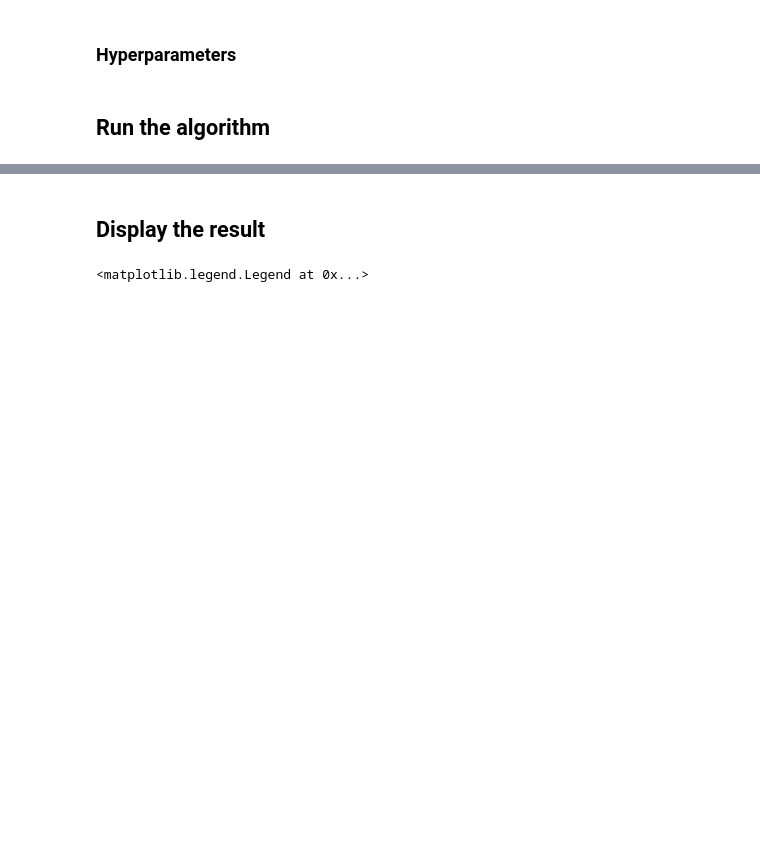
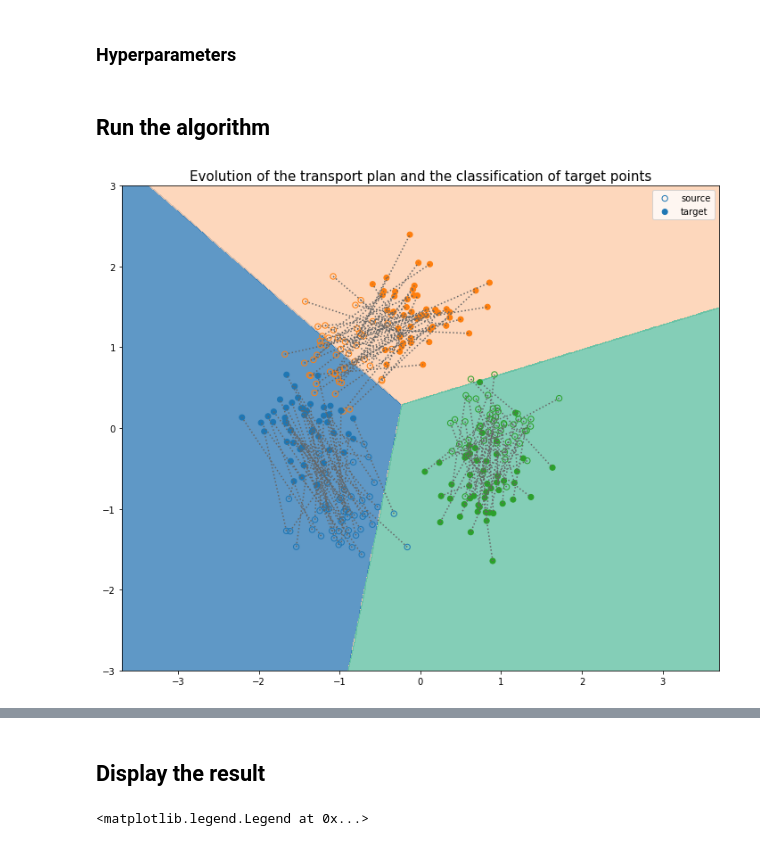
Before and after one commit to artix41/transfer-learning-algorithms, a Jupyter notebook: jdot/gaussian.ipynb, the cells around one changed output, grey strips where cells are left out. Cells and saved outputs as stored; diff of their text form; code cells hidden in the pictures; blank space fills up the shorter version.

```diff
--- a/jdot/gaussian.ipynb
+++ b/jdot/gaussian.ipynb
@@ -137,6 +141,9 @@ print(f(X_source[1]))
 ### Label loss function
 # %%
 def label_loss(y, fx):
+    if len(fx) == 1:
+        fx = lb.transform(fx)
+    fx = fx.flatten()
     return np.sum([y[i_class] * (1-fx[i_class])**2 + (1 - y[i_class]) * (-1 - fx[i_class])**2
                    for i_class in range(len(y))])
 # %% [markdown]
@@ -152,43 +159,50 @@ a = np.ones((len(Y_source),)) / len(Y_source)
 b = np.ones((len(Y_source),)) / len(Y_source)
 # %% [markdown]
 ## Run the algorithm
+# %%
+i = 0
 # %%
 plt.rcParams['figure.figsize'] = (12, 10)
 plt.axis("equal")
 plt.axis(3*np.array([-1,1,-1,1]))
 
 nb_iter = 1
 
-for i in range(nb_iter):
-    source_choice = np.random.choice(len(X_source), batch_size)
-    target_choice = np.random.choice(len(X_target), batch_size)
+for i in range(i, nb_iter+i):
+#     source_choice = np.random.choice(len(X_source), batch_size)
+#     target_choice = np.random.choice(len(X_target), batch_size)
 
-    X_sample_source = X_source
-    Y_sample_source = Y_source
-    Y_sample_source_bin = Y_source_bin
-    X_sample_target = X_target
-#   Y_sample_target = Y_target[target_choice]
+#     X_sample_source = X_source
+#     Y_sample_source = Y_source
+#     Y_sample_source_bin = Y_source_bin
+#     X_sample_target = X_target
+#     Y_sample_target = Y_target[target_choice]
 
     # Gamma part
 
     D = np.array([[np.linalg.norm(xs-xt) for xs in X_sample_source] for xt in X_sample_target])
     L = np.array([[label_loss(ys, f(xt)) for ys in Y_sample_source_bin] for xt in X_sample_target])
     C = alpha * D + L
     gamma = ot.emd(wa, wb, C)
 
 
     # f part
-    Y_hat = batch_size * gamma.T.dot(Y_sample_source)
-    Y_hat_bin = (1. / batch_size) * np.dot(gamma.T, Y_sample_source_bin)
-    Y_hat = lb.inverse_transform(Y_hat_bin)
 
-    model.fit(X_sample_target, Y_hat_bin, batch_size=50, epochs=200, verbose=0)
+#     Y_hat = batch_size * gamma.T.dot(Y_sample_source)
+#     Y_hat_bin = (1. / batch_size) * np.dot(gamma.T, Y_sample_source_bin)
+#     Y_hat = lb.inverse_transform(Y_hat_bin)
+
+#     model.fit(X_sample_target, Y_hat)
 
     # Plot
-    Z = lb.inverse_transform(model.predict(np.c_[xx.ravel(), yy.ravel()])).reshape(xx.shape)
+    Z = model.predict(np.c_[xx.ravel(), yy.ravel()]).reshape(xx.shape)
     cont = plt.contourf(xx, yy, Z, cmap=cm, alpha=.8)
     plt.scatter(X_sample_source[:,0], X_sample_source[:,1], label="source", s=40, facecolors='none', edgecolor=colormap[Y_sample_source])
-    plt.scatter(X_sample_target[:,0], X_sample_target[:,1], label="target", color=colormap[np.array(Y_hat, dtype=int)])
+    plt.scatter(X_sample_target[:,0], X_sample_target[:,1], label="target", color=colormap[Y_hat])
     ot.plot.plot2D_samples_mat(X_sample_source, X_sample_target, gamma, color=plt.cm.Dark2(8), linestyle=":")
-    plt.title("Evolution of the transport plan and the classification of target points")
+    plt.title("Evolution of the transport plan and the classification of target points", fontsize=15)
     plt.legend()
+
+    plt.savefig("screenshots/gaussian-13.png")
+# %% [output]
+[figure, added]
```
Also changed, not shown: parts of 11 cells of this notebook.
